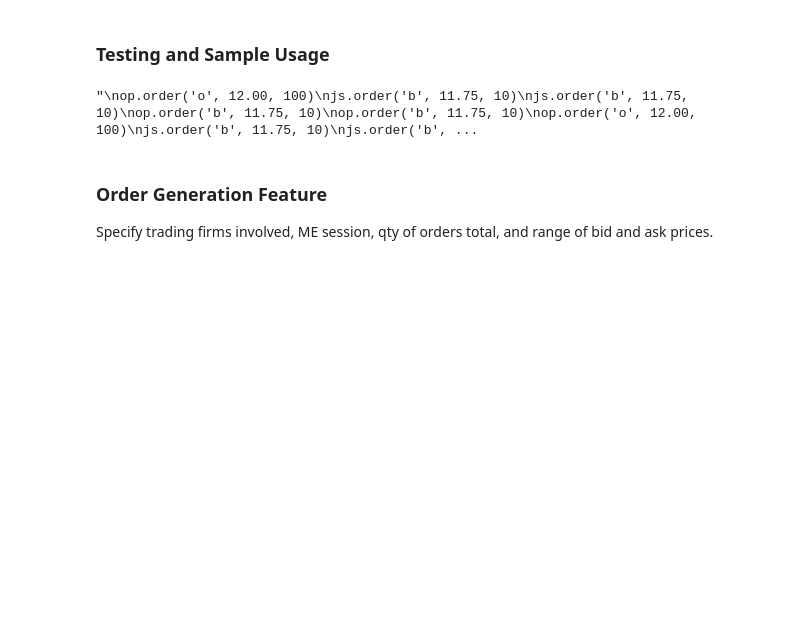
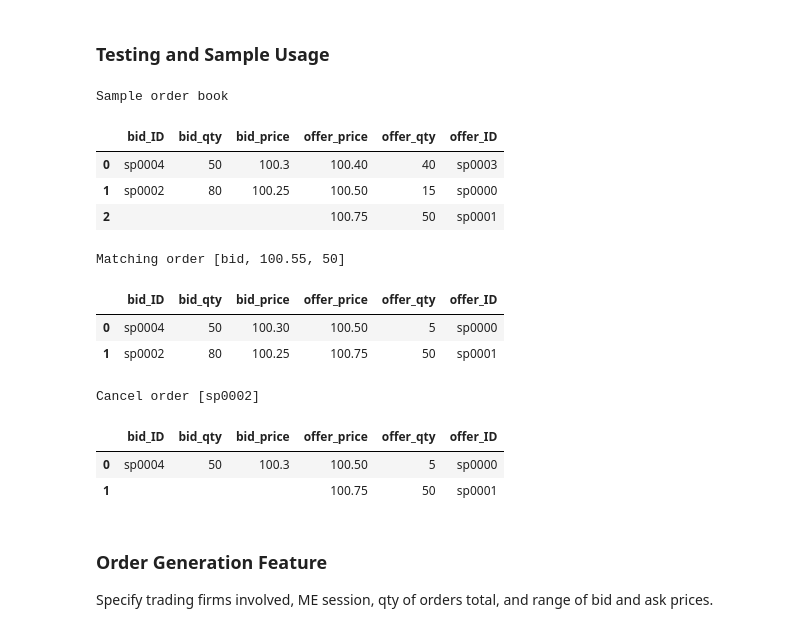
Before and after one commit to mnmcfadd/Trading_Exchange, a Jupyter notebook: testing.ipynb, the cells around one changed output. Drawn from its saved outputs; the diff is of its cells as text; code cells hidden in the pictures; blank space fills up the shorter version.

Commit message:
show order book functionality

```diff
--- a/testing.ipynb
+++ b/testing.ipynb
@@ -1,36 +1,50 @@
 # %% [markdown]
 ### Testing and Sample Usage
-# %%
-import matching
-import trading
-import importlib
-importlib.reload(matching)
-importlib.reload(trading)
-from matching import MatchingEngine
-from trading import TradingSystem
-
-ME = MatchingEngine('main')
-
-
-op = TradingSystem('Optiver', 'op', ME)
-js = TradingSystem('Jane Street', 'js', ME)
-'''
-op.order('o', 12.00, 100)
-js.order('b', 11.75, 10)
-js.order('b', 11.75, 10)
-op.order('b', 11.75, 10)
-op.order('b', 11.75, 10)
-op.order('o', 12.00, 100)
-js.order('b', 11.75, 10)
-js.order('b', 11.75, 10)
-op.order('b', 11.75, 10)
-op.order('b', 11.75, 10)
-js.order('o', 11.75, 55)
-
-ME.get_book()
-'''
-# %% [output]
-"\nop.order('o', 12.00, 100)\njs.order('b', 11.75, 10)\njs.order('b', 11.75, 10)\nop.order('b', 11.75, 10)\nop.order('b', 11.75, 10)\nop.order('o', 12.00, 100)\njs.order('b', 11.75, 10)\njs.order('b', ...
+# %%
+import matching
+import trading
+import importlib
+importlib.reload(matching)
+importlib.reload(trading)
+from matching import MatchingEngine
+from trading import TradingSystem
+
+ME = MatchingEngine('main')
+
+sample_sys = TradingSystem('sample', 'sp', ME)
+
+print('Sample order book')
+sample_sys.order('o', 100.50, 15)
+sample_sys.order('o', 100.75, 50)
+sample_sys.order('b', 100.25, 80)
+sample_sys.order('o', 100.40, 40)
+sample_sys.order('b', 100.30, 50)
+
+ME.get_book()
+
+sample_sys.order('b', 100.55, 50)
+print('Matching order [bid, 100.55, 50]')
+
+ME.get_book()
+
+sample_sys.cancel_order('sp0002')
+print('Cancel order [sp0002]')
+
+ME.get_book()
+# %% [output]
+Sample order book
+|  | bid_ID | bid_qty | bid_price | offer_price | offer_qty | offer_ID |
+| 0 | sp0004 | 50 | 100.3 | 100.40 | 40 | sp0003 |
+| 1 | sp0002 | 80 | 100.25 | 100.50 | 15 | sp0000 |
+| 2 |  |  |  | 100.75 | 50 | sp0001 |
+Matching order [bid, 100.55, 50]
+|  | bid_ID | bid_qty | bid_price | offer_price | offer_qty | offer_ID |
+| 0 | sp0004 | 50 | 100.30 | 100.50 | 5 | sp0000 |
+| 1 | sp0002 | 80 | 100.25 | 100.75 | 50 | sp0001 |
+Cancel order [sp0002]
+|  | bid_ID | bid_qty | bid_price | offer_price | offer_qty | offer_ID |
+| 0 | sp0004 | 50 | 100.3 | 100.50 | 5 | sp0000 |
+| 1 |  |  |  | 100.75 | 50 | sp0001 |
 # %% [markdown]
 ### Order Generation Feature
 
```
Also changed, not shown: parts of 3 cells of this notebook.
